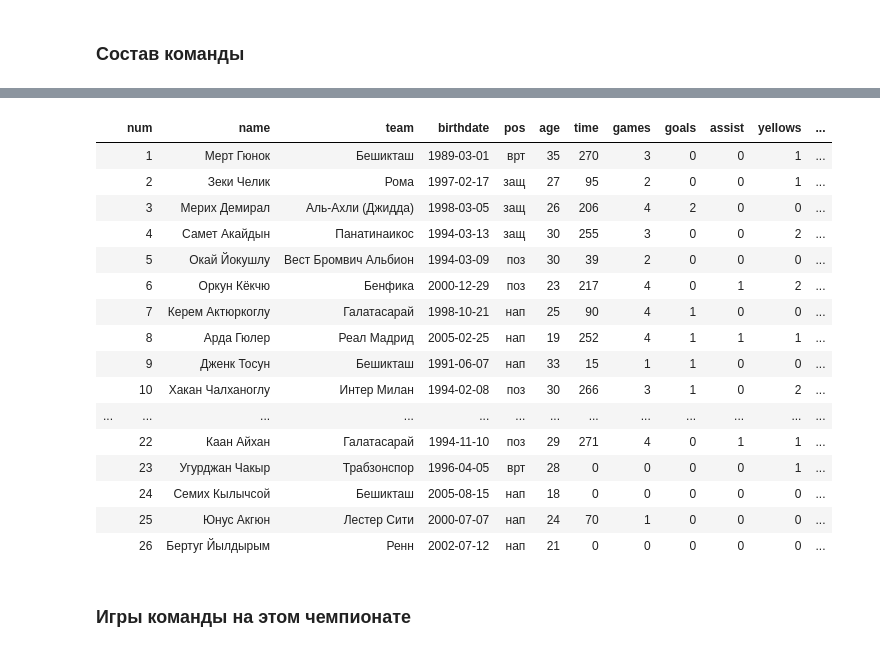
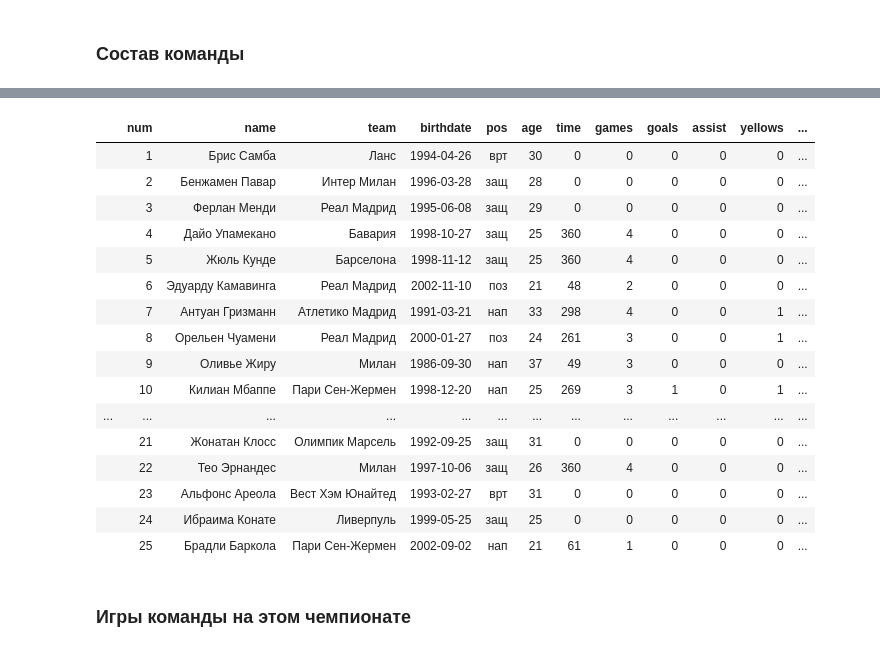
Before and after one commit to elp87/Euro-2024, a Jupyter notebook: euro.ipynb, the cells around one changed output, grey strips where cells are left out. Cells and saved outputs as stored; diff of their text form; code cells hidden in the pictures.

```diff
--- a/euro.ipynb
+++ b/euro.ipynb
@@ -293,23 +293,23 @@ get_lineup('Австрия')
 # %%
-get_lineup('Турция')
+get_lineup('Франция')
 # %% [output]
 |  | num | name | team | birthdate | pos | age | time | games | goals | assist | yellows | ... |
-|  | 1 | Мерт Гюнок | Бешикташ | 1989-03-01 | врт | 35 | 270 | 3 | 0 | 0 | 1 | ... |
-|  | 2 | Зеки Челик | Рома | 1997-02-17 | защ | 27 | 95 | 2 | 0 | 0 | 1 | ... |
-|  | 3 | Мерих Демирал | Аль-Ахли (Джидда) | 1998-03-05 | защ | 26 | 206 | 4 | 2 | 0 | 0 | ... |
-|  | 4 | Самет Акайдын | Панатинаикос | 1994-03-13 | защ | 30 | 255 | 3 | 0 | 0 | 2 | ... |
-|  | 5 | Окай Йокушлу | Вест Бромвич Альбион | 1994-03-09 | поз | 30 | 39 | 2 | 0 | 0 | 0 | ... |
-|  | 6 | Оркун Кёкчю | Бенфика | 2000-12-29 | поз | 23 | 217 | 4 | 0 | 1 | 2 | ... |
-|  | 7 | Керем Актюркоглу | Галатасарай | 1998-10-21 | нап | 25 | 90 | 4 | 1 | 0 | 0 | ... |
-|  | 8 | Арда Гюлер | Реал Мадрид | 2005-02-25 | нап | 19 | 252 | 4 | 1 | 1 | 1 | ... |
-|  | 9 | Дженк Тосун | Бешикташ | 1991-06-07 | нап | 33 | 15 | 1 | 1 | 0 | 0 | ... |
-|  | 10 | Хакан Чалханоглу | Интер Милан | 1994-02-08 | поз | 30 | 266 | 3 | 1 | 0 | 2 | ... |
+|  | 1 | Брис Самба | Ланс | 1994-04-26 | врт | 30 | 0 | 0 | 0 | 0 | 0 | ... |
+|  | 2 | Бенжамен Павар | Интер Милан | 1996-03-28 | защ | 28 | 0 | 0 | 0 | 0 | 0 | ... |
+|  | 3 | Ферлан Менди | Реал Мадрид | 1995-06-08 | защ | 29 | 0 | 0 | 0 | 0 | 0 | ... |
+|  | 4 | Дайо Упамекано | Бавария | 1998-10-27 | защ | 25 | 360 | 4 | 0 | 0 | 0 | ... |
+|  | 5 | Жюль Кунде | Барселона | 1998-11-12 | защ | 25 | 360 | 4 | 0 | 0 | 0 | ... |
+|  | 6 | Эдуарду Камавинга | Реал Мадрид | 2002-11-10 | поз | 21 | 48 | 2 | 0 | 0 | 0 | ... |
+|  | 7 | Антуан Гризманн | Атлетико Мадрид | 1991-03-21 | нап | 33 | 298 | 4 | 0 | 0 | 1 | ... |
+|  | 8 | Орельен Чуамени | Реал Мадрид | 2000-01-27 | поз | 24 | 261 | 3 | 0 | 0 | 1 | ... |
+|  | 9 | Оливье Жиру | Милан | 1986-09-30 | нап | 37 | 49 | 3 | 0 | 0 | 0 | ... |
+|  | 10 | Килиан Мбаппе | Пари Сен-Жермен | 1998-12-20 | нап | 25 | 269 | 3 | 1 | 0 | 1 | ... |
 | ... | ... | ... | ... | ... | ... | ... | ... | ... | ... | ... | ... | ... |
-|  | 22 | Каан Айхан | Галатасарай | 1994-11-10 | поз | 29 | 271 | 4 | 0 | 1 | 1 | ... |
-|  | 23 | Угурджан Чакыр | Трабзонспор | 1996-04-05 | врт | 28 | 0 | 0 | 0 | 0 | 1 | ... |
-|  | 24 | Семих Кылычсой | Бешикташ | 2005-08-15 | нап | 18 | 0 | 0 | 0 | 0 | 0 | ... |
-|  | 25 | Юнус Акгюн | Лестер Сити | 2000-07-07 | нап | 24 | 70 | 1 | 0 | 0 | 0 | ... |
-|  | 26 | Бертуг Йылдырым | Ренн | 2002-07-12 | нап | 21 | 0 | 0 | 0 | 0 | 0 | ... |
+|  | 21 | Жонатан Клосс | Олимпик Марсель | 1992-09-25 | защ | 31 | 0 | 0 | 0 | 0 | 0 | ... |
+|  | 22 | Тео Эрнандес | Милан | 1997-10-06 | защ | 26 | 360 | 4 | 0 | 0 | 0 | ... |
+|  | 23 | Альфонс Ареола | Вест Хэм Юнайтед | 1993-02-27 | врт | 31 | 0 | 0 | 0 | 0 | 0 | ... |
+|  | 24 | Ибраима Конате | Ливерпуль | 1999-05-25 | защ | 25 | 0 | 0 | 0 | 0 | 0 | ... |
+|  | 25 | Брадли Баркола | Пари Сен-Жермен | 2002-09-02 | нап | 21 | 61 | 1 | 0 | 0 | 0 | ... |
 # %% [markdown]
 ### Игры команды на этом чемпионате
 # %%
```
Also changed, not shown: parts of 8 cells of this notebook, 3 other files.
